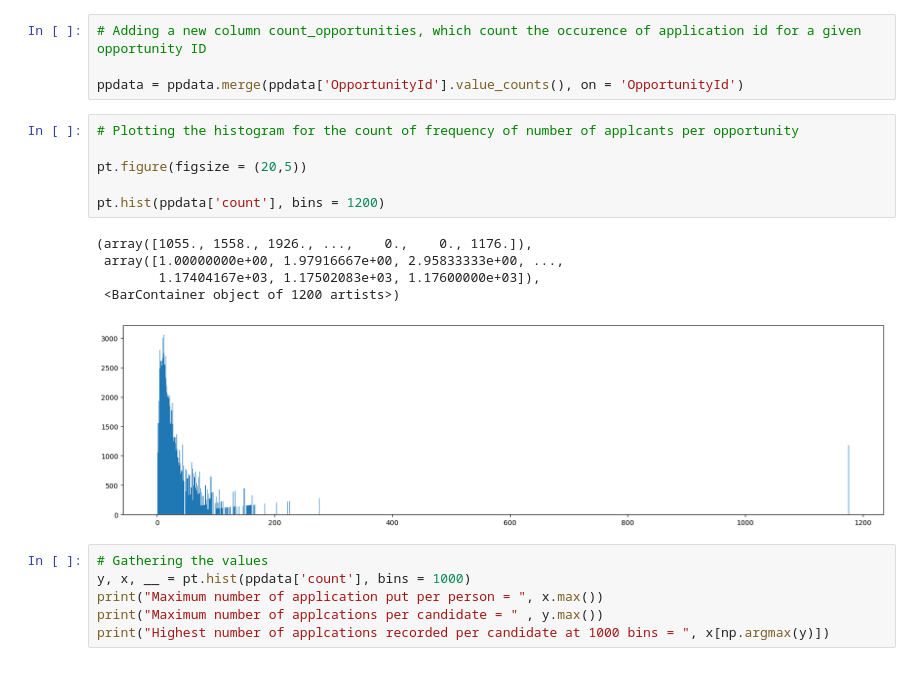
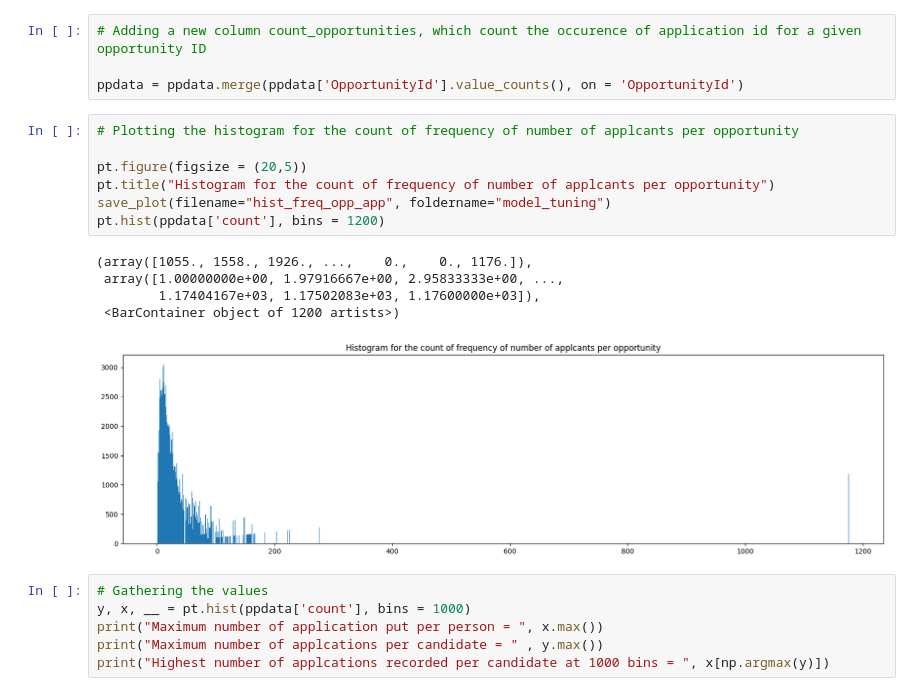
Before and after one commit to rathishsekhar/Opportunity_Application_Ranker, a Jupyter notebook: notebooks/06_model_tuning/06_model_tuning.ipynb, the cells around one changed output. Cells and saved outputs as stored; diff of their text form.

```diff
--- a/notebooks/06_model_tuning/06_model_tuning.ipynb
+++ b/notebooks/06_model_tuning/06_model_tuning.ipynb
@@ -114,15 +115,16 @@ ppdata = ppdata.merge(ppdata['OpportunityId'].value_counts(), on = 'OpportunityI
 # %%
 # Plotting the histogram for the count of frequency of number of applcants per opportunity
 
 pt.figure(figsize = (20,5))
-
+pt.title("Histogram for the count of frequency of number of applcants per opportunity")
+save_plot(filename="hist_freq_opp_app", foldername="model_tuning")
 pt.hist(ppdata['count'], bins = 1200)
 # %% [output]
 (array([1055., 1558., 1926., ...,    0.,    0., 1176.]),
  array([1.00000000e+00, 1.97916667e+00, 2.95833333e+00, ...,
         1.17404167e+03, 1.17502083e+03, 1.17600000e+03]),
  <BarContainer object of 1200 artists>)
-[figure, old version]
+[figure, new version]
 # %%
 # Gathering the values
 y, x, __ = pt.hist(ppdata['count'], bins = 1000)
```
Also changed, not shown: parts of 3 cells of this notebook, 1 other file.
